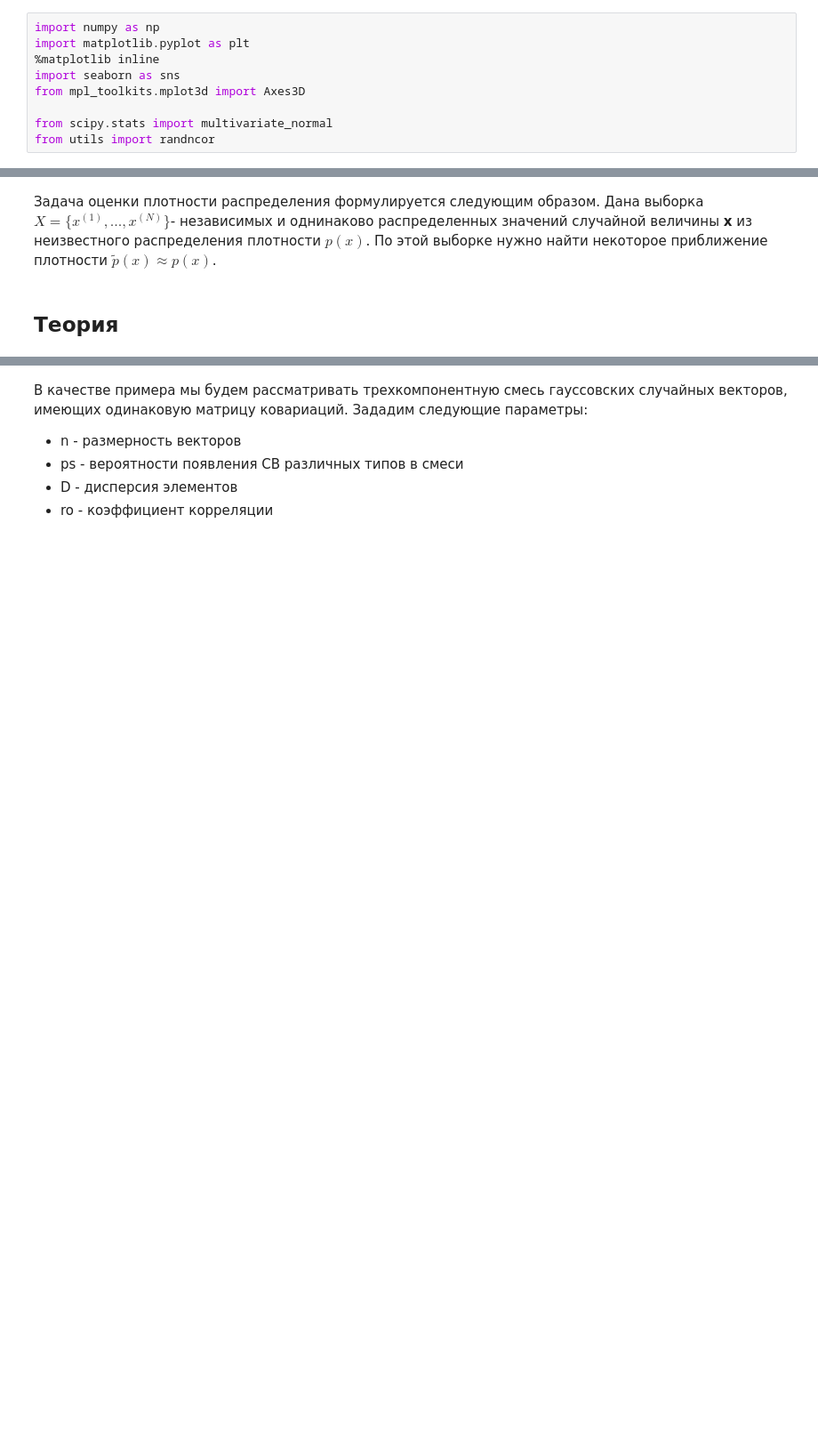
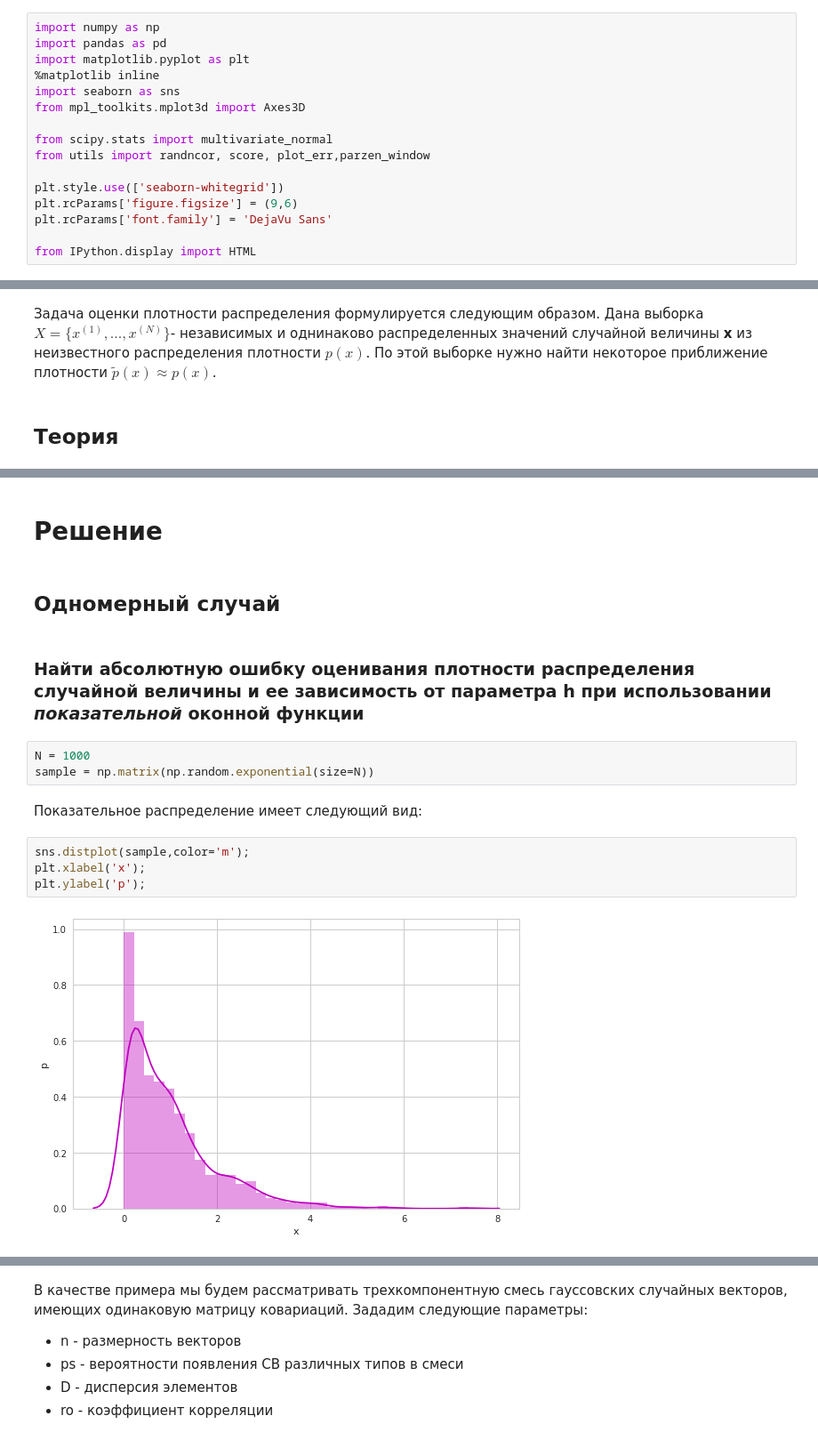
Before and after one commit to mzaharchenko/ml-labs, a Jupyter notebook: lab5.ipynb, the cells around one changed output, grey strips where cells are left out. Shown at 89% size. Drawn from its saved outputs; the diff is of its cells as text; blank space fills up the shorter version.

```diff
--- a/lab5.ipynb
+++ b/lab5.ipynb
@@ -1,10 +1,17 @@
 # %%
 import numpy as np
+import pandas as pd
 import matplotlib.pyplot as plt
 %matplotlib inline
 import seaborn as sns
 from mpl_toolkits.mplot3d import Axes3D
 
 from scipy.stats import multivariate_normal
-from utils import randncor
+from utils import randncor, score, plot_err,parzen_window
+
+plt.style.use(['seaborn-whitegrid'])
+plt.rcParams['figure.figsize'] = (9,6)
+plt.rcParams['font.family'] = 'DejaVu Sans'
+
+from IPython.display import HTML
 # %% [markdown]
@@ -45,0 +41,17 @@ def gauss_diag_kernel(x,train,h):
+# %% [markdown]
+# Решение
+# %% [markdown]
+## Одномерный случай
+# %% [markdown]
+### Найти абсолютную ошибку оценивания плотности распределения случайной величины и  ее зависимость от параметра h при использовании _показательной_ оконной функции
+# %%
+N = 1000
+sample = np.matrix(np.random.exponential(size=N))
+# %% [markdown]
+Показательное распределение имеет следующий вид:
+# %%
+sns.distplot(sample,color='m');
+plt.xlabel('x');
+plt.ylabel('p');
+# %% [output]
+[figure, added]
```
Also changed, not shown: parts of 50 cells of this notebook, 5 other files.
